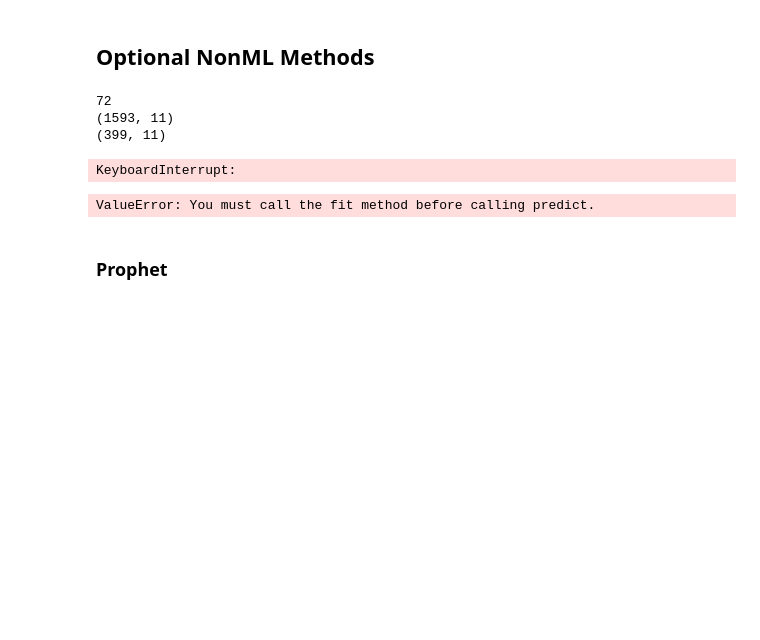
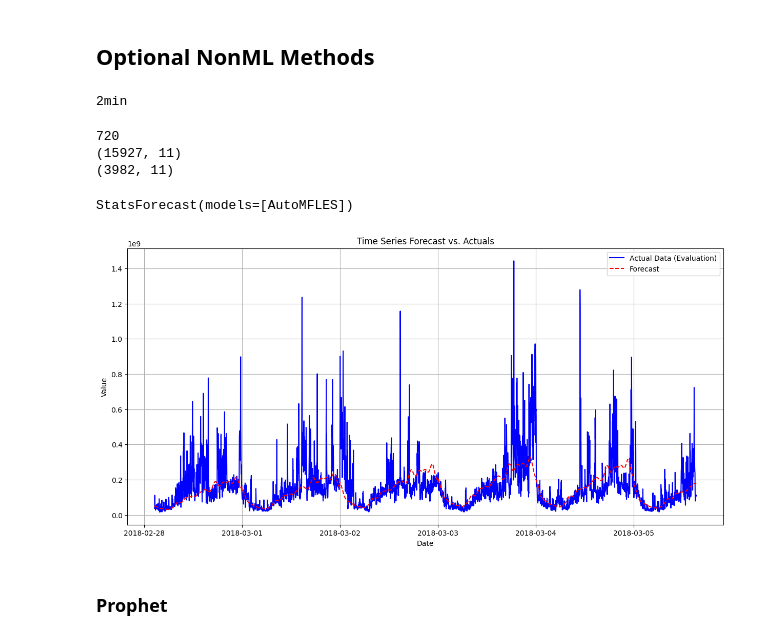
Before and after one commit to harp-wing/FLTS, a Jupyter notebook: Testing.ipynb, the cells around one changed output. Drawn from its saved outputs; the diff is of its cells as text; code cells hidden in the pictures; blank space fills up the shorter version.

```diff
--- a/Testing.ipynb
+++ b/Testing.ipynb
@@ -706,6 +723,15 @@ if len(actual_values_unscaled) > available_future_steps:
 [figure]
 # %% [markdown]
 ## Optional NonML Methods
+# %%
+from pandas.tseries.frequencies import to_offset
+
+timedelta = check_uniform(df)
+freq_str = to_offset(timedelta).freqstr # type: ignore
+
+print(freq_str)
+# %% [output]
+2min
 # %%
 from statsforecast import StatsForecast
 from statsforecast.models import (                                                                                              # type: ignore
@@ -716,7 +742,7 @@ from statsforecast.models import (
     AutoTBATS # Trigonometric seasonality, Box-Cox transformation, ARMA errors, Trend components, Seasonal components
 )
 
-n = 20
+n = 2
 FREQ=f"{n}min"
 SL = int(24*60 / n)
 print(SL)
@@ -749,7 +775,7 @@ X_df = df_true.drop(columns=TRIMS)
 # AutoTBATS(season_length=[SL, SL*7])
 
 sf = StatsForecast(
-    models=[AutoARIMA(season_length=SL)],
+    models=[AutoMFLES(season_length=SL, test_size=1)],
     freq=FREQ,
     n_jobs=-1,
 
@@ -757,33 +783,33 @@ sf = StatsForecast(
 
 sf.fit(df_sf)
 # %% [output]
-72
-(1593, 11)
-(399, 11)
+720
+(15927, 11)
+(3982, 11)
-KeyboardInterrupt:
+StatsForecast(models=[AutoMFLES])
 # %%
 
 forecast_df = sf.predict(h=df_true.shape[0], X_df=X_df)
 
 plt.figure(figsize=(15, 7))
 
 # Plot the actual evaluation data
 plt.plot(df_true['ds'], df_true['down'], label='Actual Data (Evaluation)', color='blue')
 
 # Plot the forecast predictions
-plt.plot(forecast_df['ds'], forecast_df['AutoARIMA'], label='Forecast', color='red', linestyle='--')
+plt.plot(forecast_df['ds'], forecast_df['AutoMFLES'], label='Forecast', color='red', linestyle='--')
 
 # Add labels and title
 plt.title('Time Series Forecast vs. Actuals')
 plt.xlabel('Date')
 plt.ylabel('Value')
 plt.legend()
 plt.grid(True)
 
 # Show the plot
 plt.show()
 # %% [output]
-ValueError: You must call the fit method before calling predict.
+[figure, added]
 # %% [markdown]
 ### Prophet
 # %%
```
Also changed, not shown: parts of 2 cells of this notebook, 56 other files.
